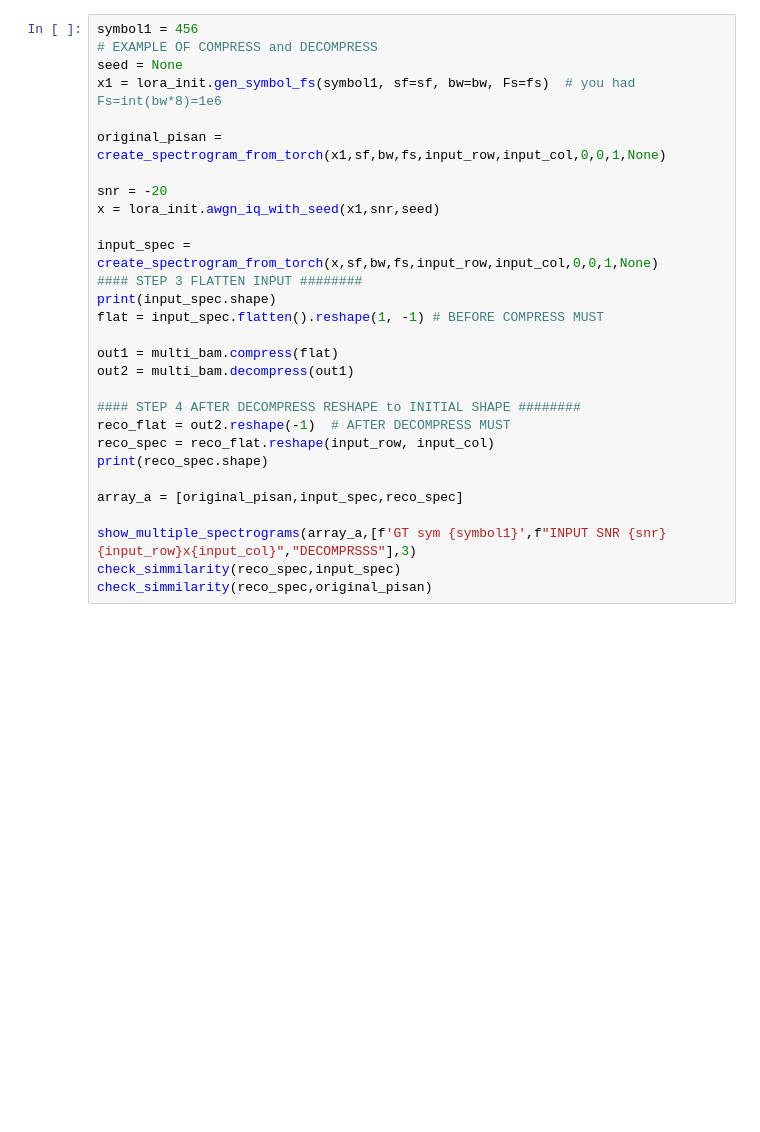
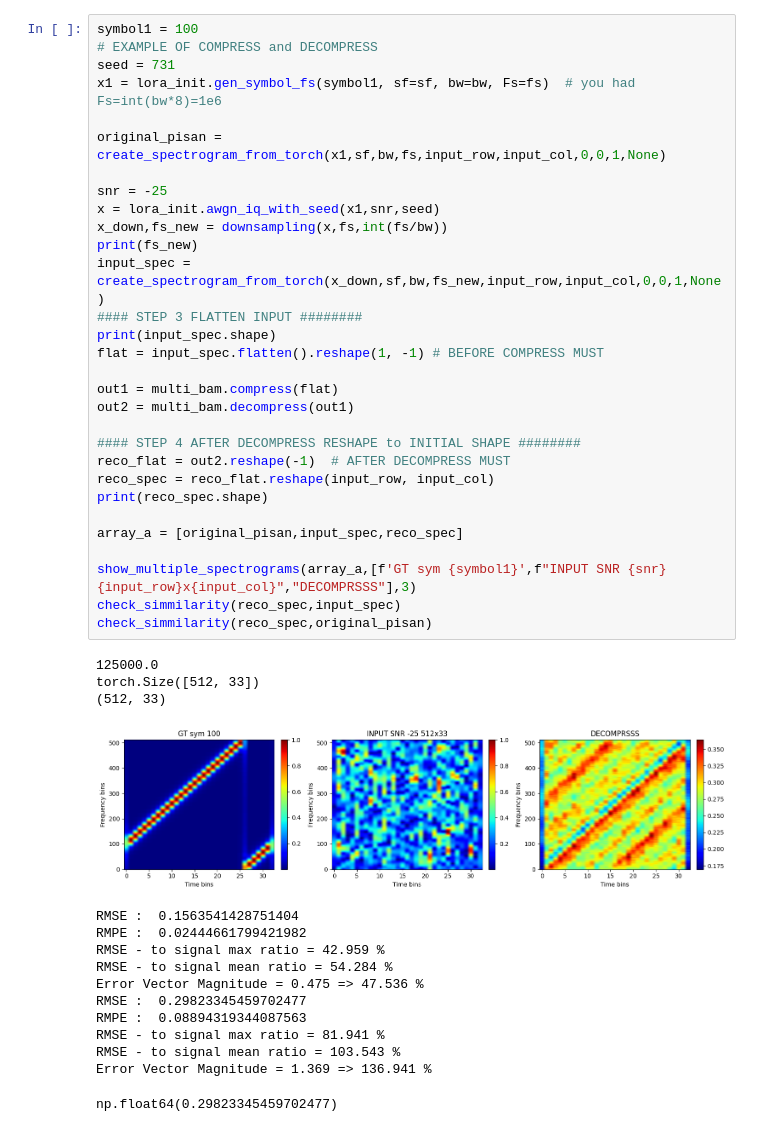
Before and after one commit to seanmantanhacker/INC-BAM, a Jupyter notebook: Model-experiment-3/main.ipynb, the cells around one changed output. Saved outputs shown, nothing was run; the diff lists cells and outputs as text; blank space fills up the shorter version.

```diff
--- a/Model-experiment-3/main.ipynb
+++ b/Model-experiment-3/main.ipynb
@@ -38,29 +43,46 @@ for i, bam in enumerate(multi_bam.bams):
 # %%
-symbol1 = 456
+symbol1 = 100
 # EXAMPLE OF COMPRESS and DECOMPRESS
-seed = None
+seed = 731
 x1 = lora_init.gen_symbol_fs(symbol1, sf=sf, bw=bw, Fs=fs)  # you had Fs=int(bw*8)=1e6
 
 original_pisan = create_spectrogram_from_torch(x1,sf,bw,fs,input_row,input_col,0,0,1,None)
 
-snr = -20
+snr = -25
 x = lora_init.awgn_iq_with_seed(x1,snr,seed)
-
-input_spec = create_spectrogram_from_torch(x,sf,bw,fs,input_row,input_col,0,0,1,None)
+x_down,fs_new = downsampling(x,fs,int(fs/bw))
+print(fs_new)
+input_spec = create_spectrogram_from_torch(x_down,sf,bw,fs_new,input_row,input_col,0,0,1,None)
 #### STEP 3 FLATTEN INPUT ########
 print(input_spec.shape)
 flat = input_spec.flatten().reshape(1, -1) # BEFORE COMPRESS MUST
 
 out1 = multi_bam.compress(flat)
 out2 = multi_bam.decompress(out1)
 
 #### STEP 4 AFTER DECOMPRESS RESHAPE to INITIAL SHAPE ########
 reco_flat = out2.reshape(-1)  # AFTER DECOMPRESS MUST
 reco_spec = reco_flat.reshape(input_row, input_col)
 print(reco_spec.shape)
 
 array_a = [original_pisan,input_spec,reco_spec]
 
 show_multiple_spectrograms(array_a,[f'GT sym {symbol1}',f"INPUT SNR {snr} {input_row}x{input_col}","DECOMPRSSS"],3)
 check_simmilarity(reco_spec,input_spec)
 check_simmilarity(reco_spec,original_pisan)
+# %% [output]
+125000.0
+torch.Size([512, 33])
+(512, 33)
+[figure, added]
+RMSE :  0.1563541428751404
+RMPE :  0.02444661799421982
+RMSE - to signal max ratio = 42.959 %
+RMSE - to signal mean ratio = 54.284 %
+Error Vector Magnitude = 0.475 => 47.536 %
+RMSE :  0.29823345459702477
+RMPE :  0.08894319344087563
+RMSE - to signal max ratio = 81.941 %
+RMSE - to signal mean ratio = 103.543 %
+Error Vector Magnitude = 1.369 => 136.941 %
+np.float64(0.29823345459702477)
```
Also changed, not shown: parts of 2 cells of this notebook, 5 other files.
